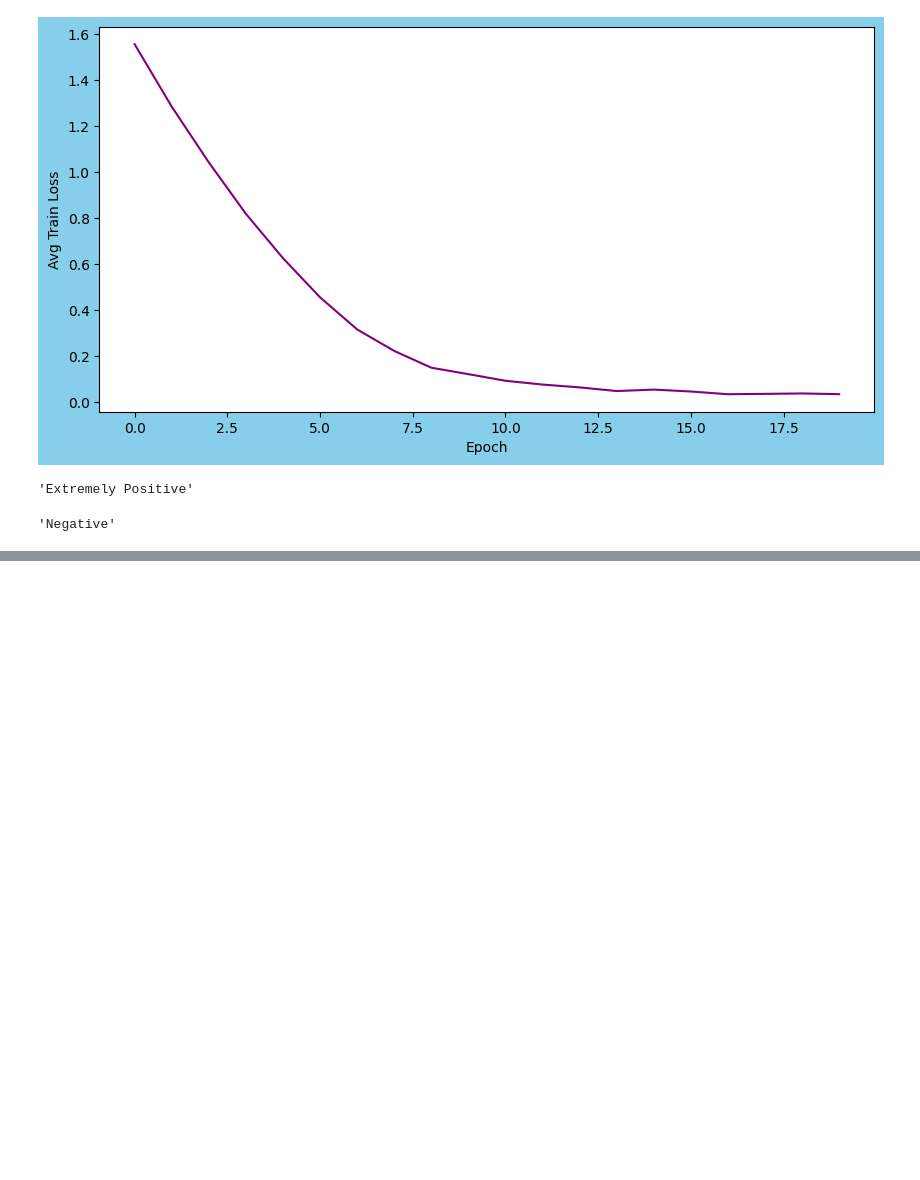
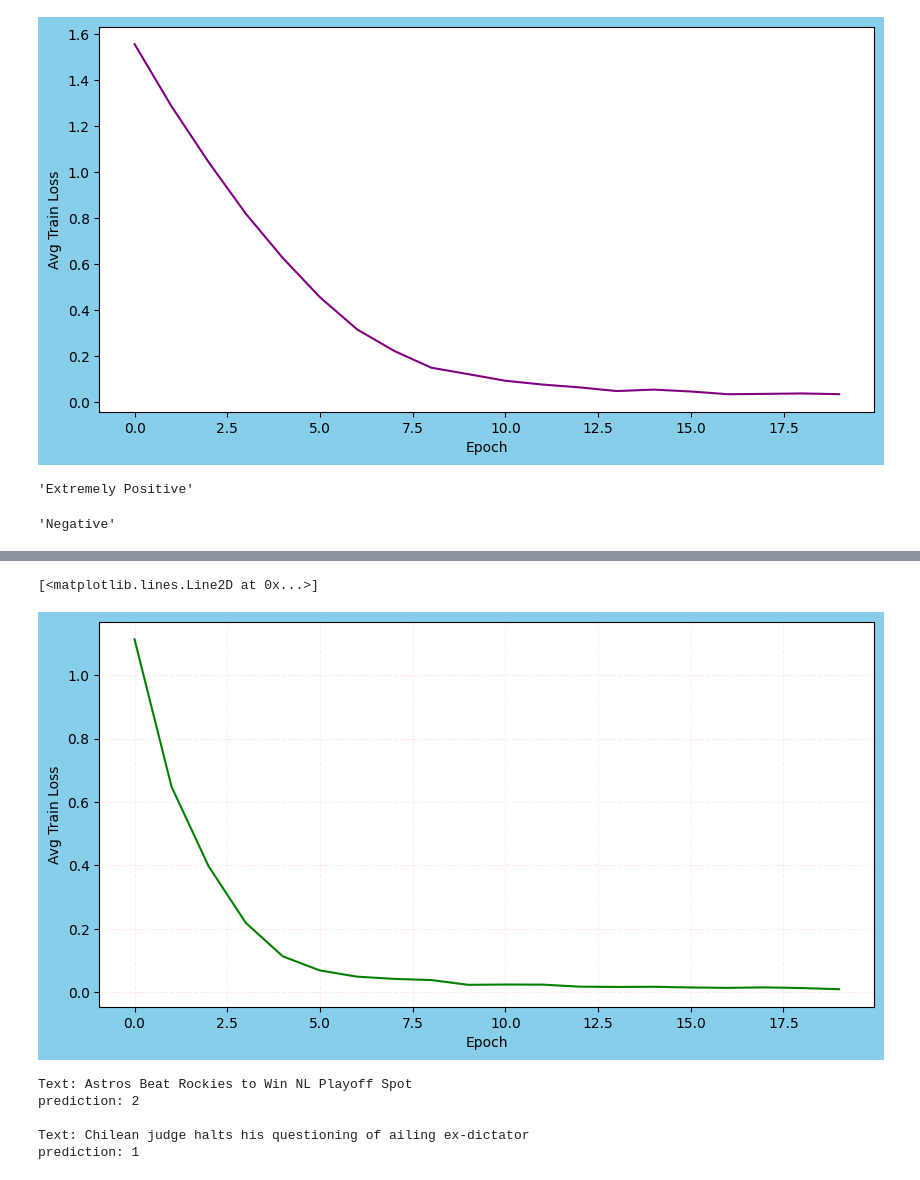
Before and after one commit to LuchianPeledutse/ML, a Jupyter notebook: p_nlp.ipynb, the cells around one changed output, grey strips where cells are left out. Cells and saved outputs as stored; diff of their text form; code cells hidden in the pictures; blank space fills up the shorter version.

```diff
--- a/p_nlp.ipynb
+++ b/p_nlp.ipynb
@@ -278,0 +443,15 @@ model_inf('but I hate everything about this stupid exam')
+# %%
+#train
+epoch = 20
+batch_size = 46
+lr = 0.0005
+loader = DataLoader(dataset = News_torch_train,shuffle = True,batch_size = batch_size)
+optimizer = torch.optim.Adam(my_mod.parameters(),lr = lr,betas=(0.9,0.989))
+criterion = nn.CrossEntropyLoss(reduction = 'mean',weight = weights,label_smoothing=0.0001)
+# %%
+results = train_model(model = my_mod,
+                      train_loader = loader,
+                      epoch = epoch,
+                      main_optim = optimizer,
+                      main_loss = criterion
+                      )
@@ -278,0 +512,11 @@ model_inf('but I hate everything about this stupid exam')
+# %%
+import matplotlib.pyplot as plt
+some_figure = plt.figure(figsize = (10,5),facecolor = 'skyblue')
+some_ax = some_figure.add_subplot()
+some_ax.set_xlabel('Epoch')
+some_ax.set_ylabel('Avg Train Loss')
+some_ax.grid(linestyle = '--',c = 'pink',alpha = 0.32)
+some_ax.plot(results,c = 'green')
+# %% [output]
+[<matplotlib.lines.Line2D at 0x...>]
+[figure, added]
@@ -278,0 +542,10 @@ model_inf('but I hate everything about this stupid exam')
+# %%
+t1,t2 = Test_news.iloc[rd.randint(0,999),1],Test_news.iloc[rd.randint(0,999),1]
+print(f'Text: {t1}\nprediction: {inf(t1)}',end = '\n\n')
+print(f'Text: {t2}\nprediction: {inf(t2)}')
+# %% [output]
+Text: Astros Beat Rockies to Win NL Playoff Spot
+prediction: 2
+
+Text: Chilean judge halts his questioning of ailing ex-dictator
+prediction: 1
```
Also changed, not shown: parts of 35 cells of this notebook, 1 other file.
